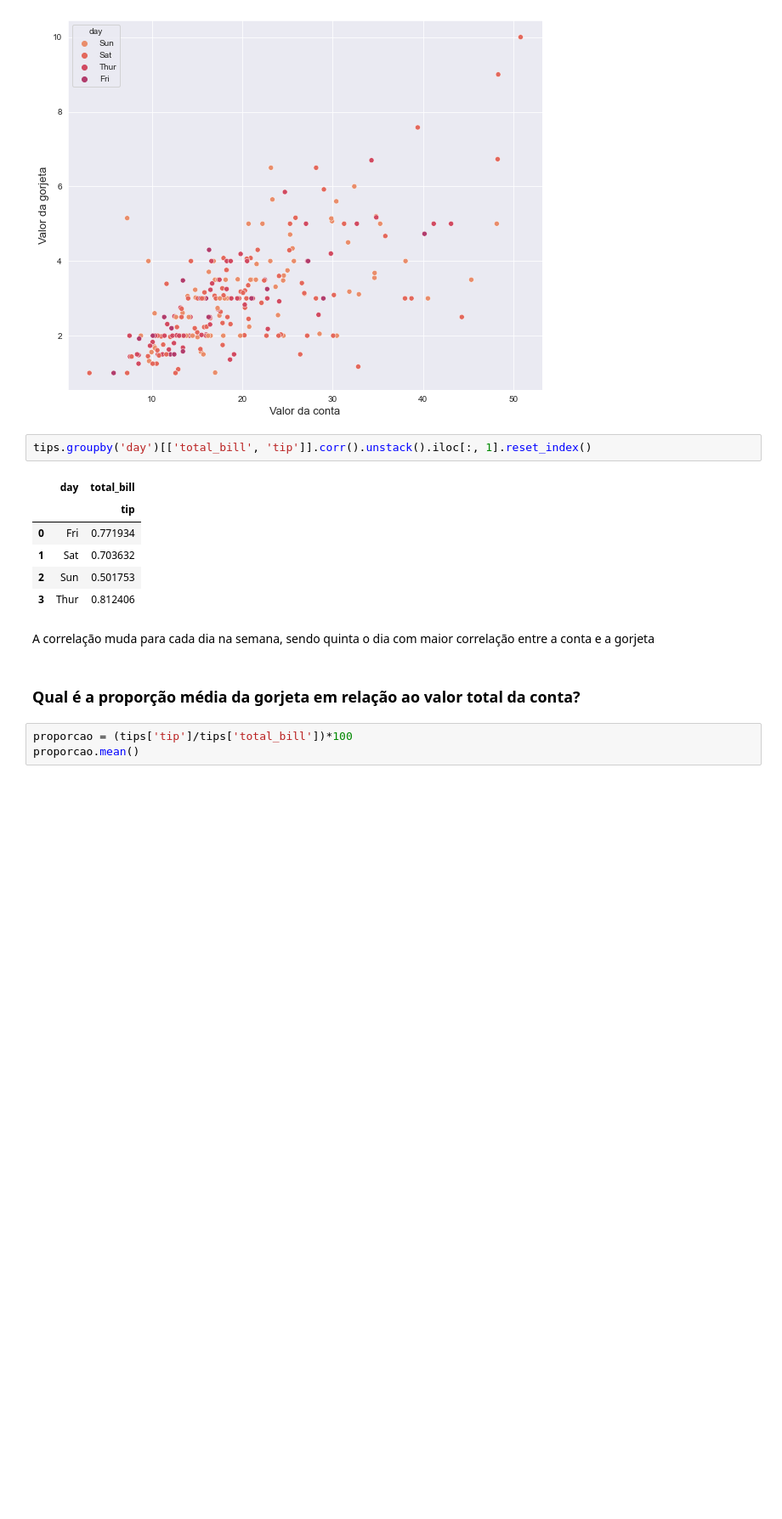
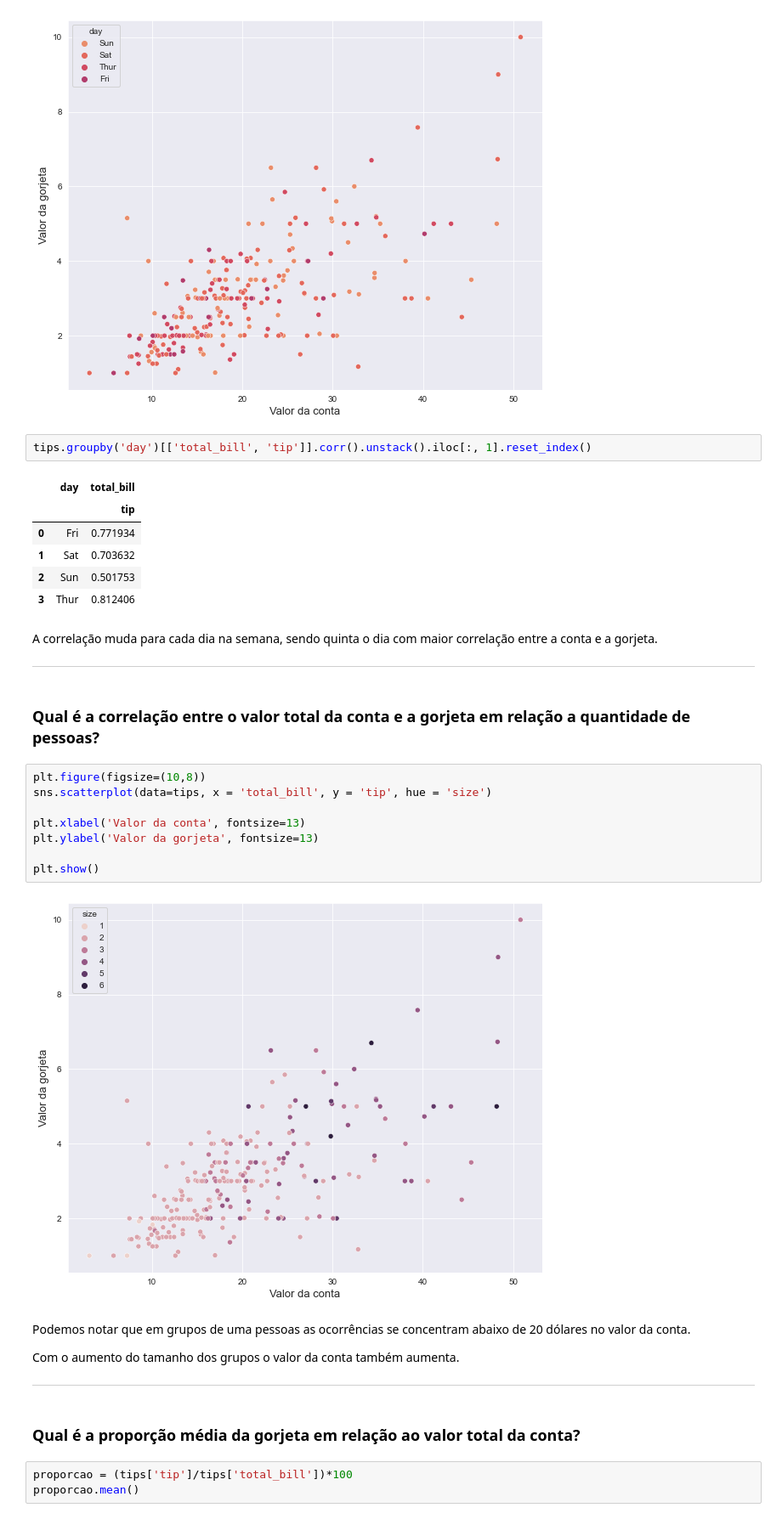
Before and after one commit to PedroJoas/avanti-bootcamp-cdd, a Jupyter notebook: notebooks/01-exploratory_data_analysis.ipynb, the cells around one changed output. Shown at 85% size. Saved outputs shown, nothing was run; the diff lists cells and outputs as text; blank space fills up the shorter version.

```diff
--- a/notebooks/01-exploratory_data_analysis.ipynb
+++ b/notebooks/01-exploratory_data_analysis.ipynb
@@ -314,7 +328,27 @@ tips.groupby('day')[['total_bill', 'tip']].corr().unstack().iloc[:, 1].reset_ind
 | 2 | Sun | 0.501753 |
 | 3 | Thur | 0.812406 |
 # %% [markdown]
-A correlação muda para cada dia na semana, sendo quinta o dia com maior correlação entre a conta e a gorjeta
+A correlação muda para cada dia na semana, sendo quinta o dia com maior correlação entre a conta e a gorjeta.
+
+***
+# %% [markdown]
+### Qual é a correlação entre o valor total da conta e a gorjeta em relação a quantidade de pessoas?
+# %%
+plt.figure(figsize=(10,8))
+sns.scatterplot(data=tips, x = 'total_bill', y = 'tip', hue = 'size')
+
+plt.xlabel('Valor da conta', fontsize=13)
+plt.ylabel('Valor da gorjeta', fontsize=13)
+
+plt.show()
+# %% [output]
+[figure, added]
+# %% [markdown]
+Podemos notar que em grupos de uma pessoas as ocorrências se concentram abaixo de 20 dólares no valor da conta.
+
+Com o aumento do tamanho dos grupos o valor da conta também aumenta.
+
+***
 # %% [markdown]
 ### Qual é a proporção média da gorjeta em relação ao valor total da conta?
 # %%
```
Also changed, not shown: parts of 24 cells of this notebook.
